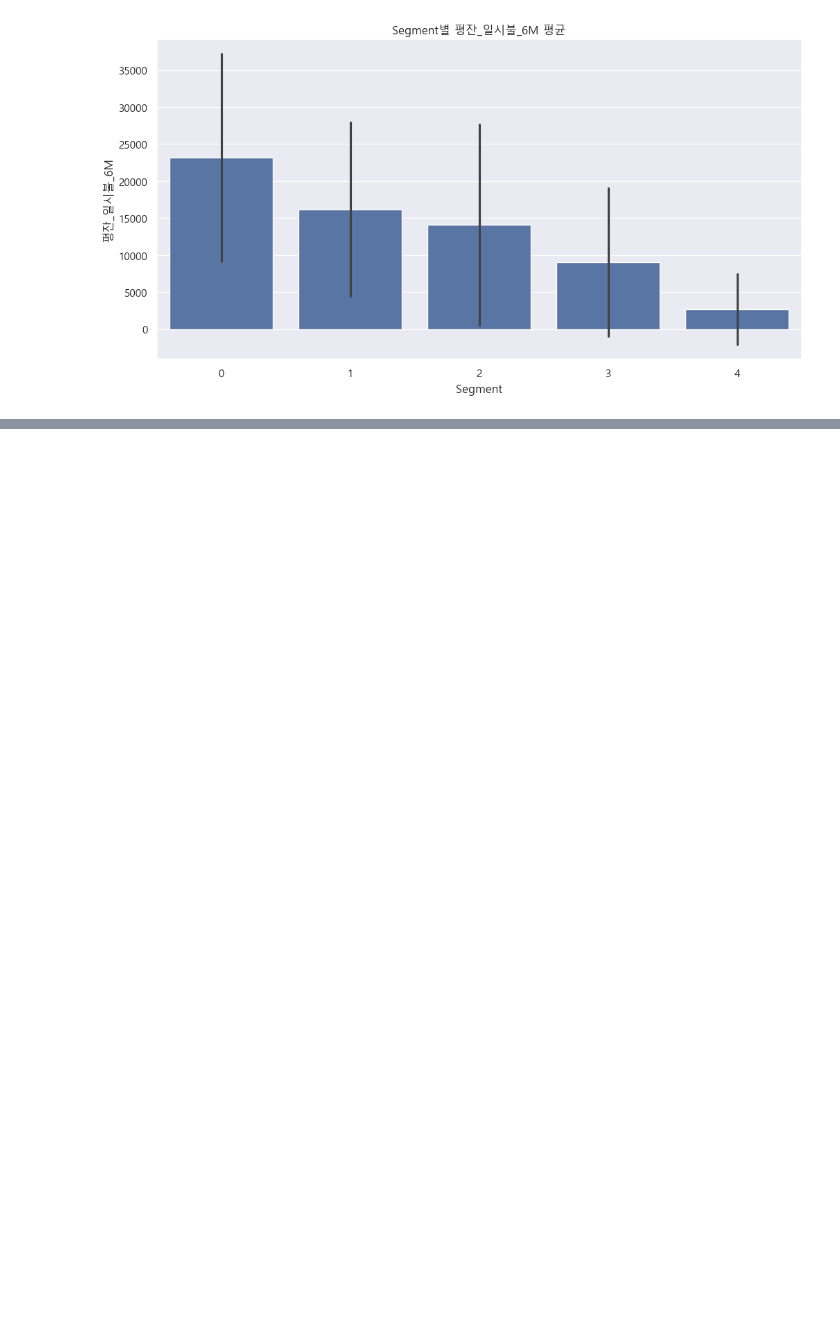
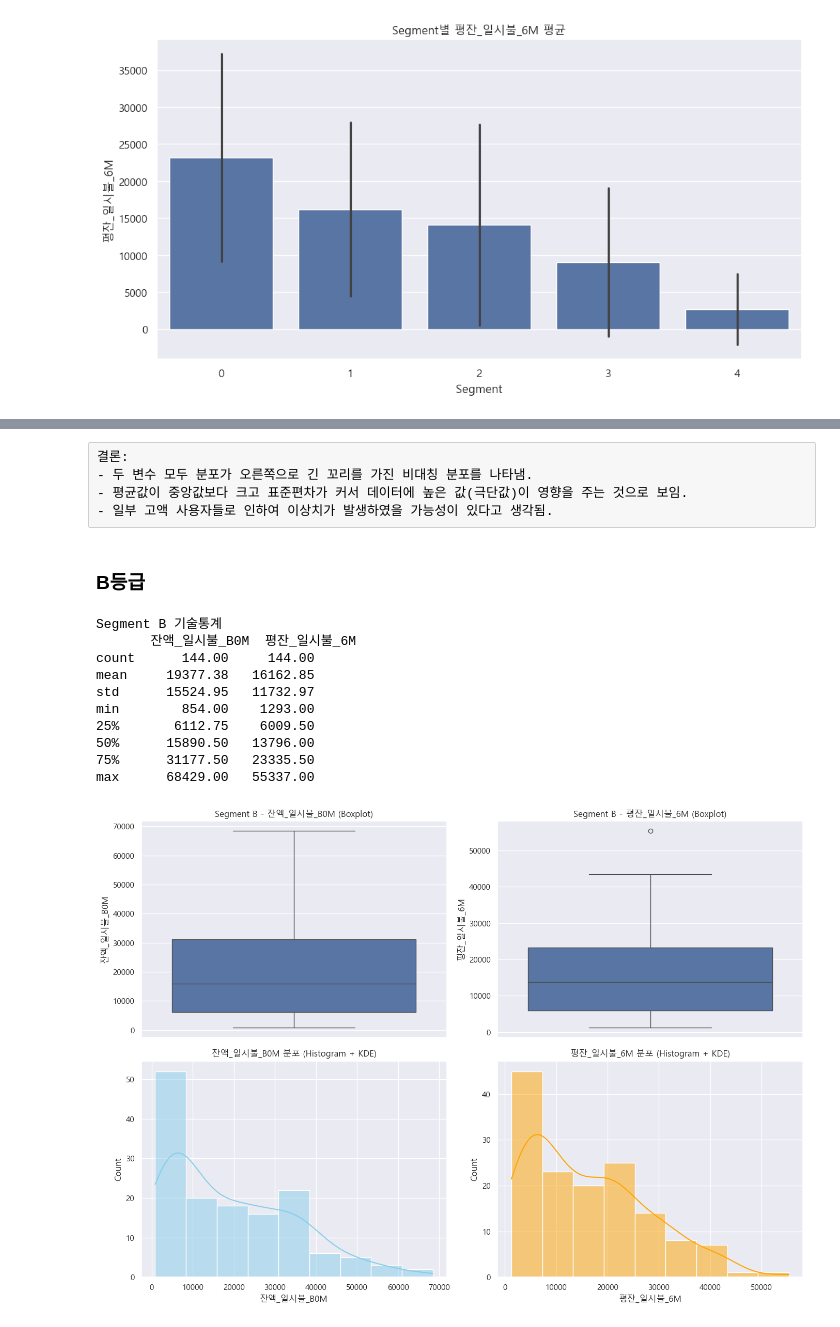
Before and after one commit to Likelion-6-team/final-project, a Jupyter notebook: 5_잔액정보_EDA.ipynb, the cells around one changed output, grey strips where cells are left out. Cells and saved outputs as stored; diff of their text form; code cells hidden in the pictures; blank space fills up the shorter version.

```diff
--- a/5_잔액정보_EDA.ipynb
+++ b/5_잔액정보_EDA.ipynb
@@ -338,0 +332,42 @@ F-통계량: 151396.54, p-value: 0.0
+# %% [raw]
+결론:
+- 두 변수 모두 분포가 오른쪽으로 긴 꼬리를 가진 비대칭 분포를 나타냄.
+- 평균값이 중앙값보다 크고 표준편차가 커서 데이터에 높은 값(극단값)이 영향을 주는 것으로 보임.
+- 일부 고액 사용자들로 인하여 이상치가 발생하였을 가능성이 있다고 생각됨.
+# %% [markdown]
+### B등급
+# %%
+segB = train_df[train_df['Segment'] == 1]
+cols = ['잔액_일시불_B0M', '평잔_일시불_6M']
+
+print("Segment B 기술통계")
+print(segB[cols].describe().round(2))
+
+fig, axes = plt.subplots(nrows=2, ncols=2, figsize=(14, 10))
+
+sns.boxplot(data=segB, y='잔액_일시불_B0M', ax=axes[0, 0])
+axes[0, 0].set_title('Segment B - 잔액_일시불_B0M (Boxplot)')
+
+sns.boxplot(data=segB, y='평잔_일시불_6M', ax=axes[0, 1])
+axes[0, 1].set_title('Segment B - 평잔_일시불_6M (Boxplot)')
+
+sns.histplot(segB['잔액_일시불_B0M'], kde=True, color='skyblue', ax=axes[1, 0])
+axes[1, 0].set_title('잔액_일시불_B0M 분포 (Histogram + KDE)')
+
+sns.histplot(segB['평잔_일시불_6M'], kde=True, color='orange', ax=axes[1, 1])
+axes[1, 1].set_title('평잔_일시불_6M 분포 (Histogram + KDE)')
+
+plt.tight_layout()
+plt.show()
+# %% [output]
+Segment B 기술통계
+       잔액_일시불_B0M  평잔_일시불_6M
+count      144.00     144.00
+mean     19377.38   16162.85
+std      15524.95   11732.97
+min        854.00    1293.00
+25%       6112.75    6009.50
+50%      15890.50   13796.00
+75%      31177.50   23335.50
+max      68429.00   55337.00
+[figure, added]
```
Also changed, not shown: parts of 77 cells of this notebook.
